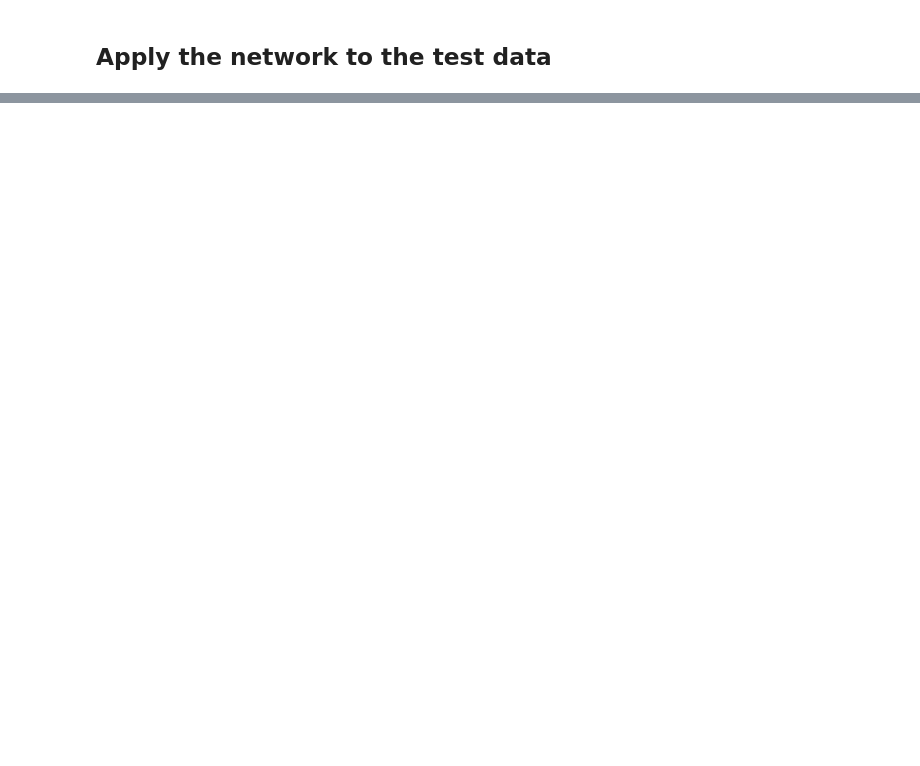
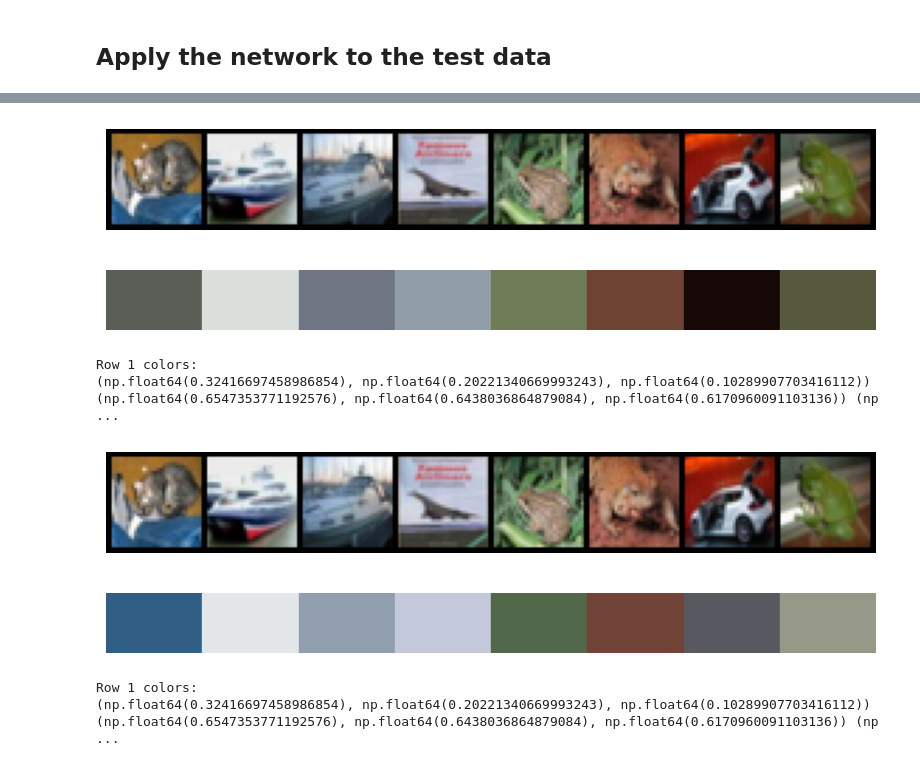
Before and after one commit to npapke/funbiance, a Jupyter notebook: doc/neural_net.ipynb, the cells around one changed output, grey strips where cells are left out. Cells and saved outputs as stored; diff of their text form; code cells hidden in the pictures; blank space fills up the shorter version.

```diff
--- a/doc/neural_net.ipynb
+++ b/doc/neural_net.ipynb
@@ -141,7 +152,7 @@ class ColorNet(nn.Module):
         # Input shape: [3, 32, 32] (single image, no batch dimension)
 
         # Add convolutional layer to detect color patterns
-        self.conv1 = nn.Conv2d(3, 3, kernel_size=5, padding=2)
+        self.conv1 = nn.Conv2d(3, 12, kernel_size=5, padding=2)
 
         # First reduce spatial dimensions while keeping color information
         self.pool1 = nn.AvgPool2d(kernel_size=2)
@@ -150,7 +161,7 @@ class ColorNet(nn.Module):
         self.flatten = nn.Flatten(start_dim=0)
 
         # Reduce to RGB through fully connected layers
-        self.fc1 = nn.Linear(3 * 16 * 16, 128)
+        self.fc1 = nn.Linear(12 * 16 * 16, 128)
         self.fc2 = nn.Linear(128, 32)
         self.fc3 = nn.Linear(32, 3)  # Final output is RGB values
 
@@ -166,32 +177,41 @@ class ColorNet(nn.Module):
         x = self.relu(self.fc2(x))
         x = torch.sigmoid(self.fc3(x))  # Output: [3] (RGB values)
         return x
+
+MODEL_PATH = './dc_net.pth'
 # %% [markdown]
 ## Train
 # %%
+import random
+
 net = ColorNet()
 net.to(device)
 
-criterion = nn.MSELoss(reduction="sum")
-optimizer = torch.optim.Adam(net.parameters(), lr=0.0005)
+criterion = nn.MSELoss(reduction="mean")
+optimizer = torch.optim.Adam(net.parameters(), lr=0.0001)
 
 EPOCHS=50
+
+print("asserting")
+assert(len(device_images) == len(device_targets))
 
 for epoch in range(EPOCHS):  # loop over the dataset multiple times
     print(f"Epoch {epoch + 1}")
 
     running_loss = 0.0
     index = 0
-    for image, target in zip(device_images, device_targets):
+    train_input = list(range(len(device_images)))
+    random.shuffle(train_input)
+    for i in train_input:
 
         # zero the parameter gradients
         optimizer.zero_grad()
 
         # forward + backward + optimize
-        outputs = net(image)
+        outputs = net(device_images[i])
 
         # Convert tuple label to tensor
-        loss = criterion(outputs, target)
+        loss = criterion(outputs, device_targets[i])
         loss.backward()
         optimizer.step()
 
@@ -203,5 +223,5 @@ for epoch in range(EPOCHS):  # loop over the dataset multiple times
             running_loss = 0.0
 
 print('Finished Training')
-torch.cuda.empty_cache()
+# torch.cuda.empty_cache()
 # %% [output]
@@ -229,0 +235,3 @@ torch.cuda.empty_cache()
+# %%
+net = ColorNet().to(device)
+net.load_state_dict(torch.load(MODEL_PATH, weights_only=True))
@@ -231,9 +241,19 @@ torch.cuda.empty_cache()
 ## Apply the network to the test data
 # %%
 
+criterion = nn.MSELoss(reduction="mean")
 test_actuals = []
+index = 0
+running_loss = 0.0
 for i, data in enumerate(testloader, 0):
     images, _ = data
     for image in images:
         image = image.to(device)
-        test_actuals += [ net(image).cpu().detach().numpy() ]
+        actual =  net(image)
+        target = torch.tensor(test_labels[index], dtype=torch.float32).to(device)
+        loss = criterion(actual, target)
+        running_loss += loss.item()
+        test_actuals += [ actual.cpu().detach().numpy() ]
+        index += 1
+
+print(f"Test loss: {running_loss / index}")
@@ -293,0 +262,10 @@ print(' '.join(f'{test_actuals[i]}' for j in range(batch_size)))
+# %%
+display_images(testloader, test_actuals, num_rows=1)
+display_images(testloader, test_labels, num_rows=1)
+# %% [output]
+[figure, added]
+Row 1 colors:
+(np.float64(0.32416697458986854), np.float64(0.20221340669993243), np.float64(0.10289907703416112)) (np.float64(0.6547353771192576), np.float64(0.6438036864879084), np.float64(0.6170960091103136)) (np ...
+[figure, added]
+Row 1 colors:
+(np.float64(0.32416697458986854), np.float64(0.20221340669993243), np.float64(0.10289907703416112)) (np.float64(0.6547353771192576), np.float64(0.6438036864879084), np.float64(0.6170960091103136)) (np ...
```
Also changed, not shown: parts of 11 cells of this notebook.
